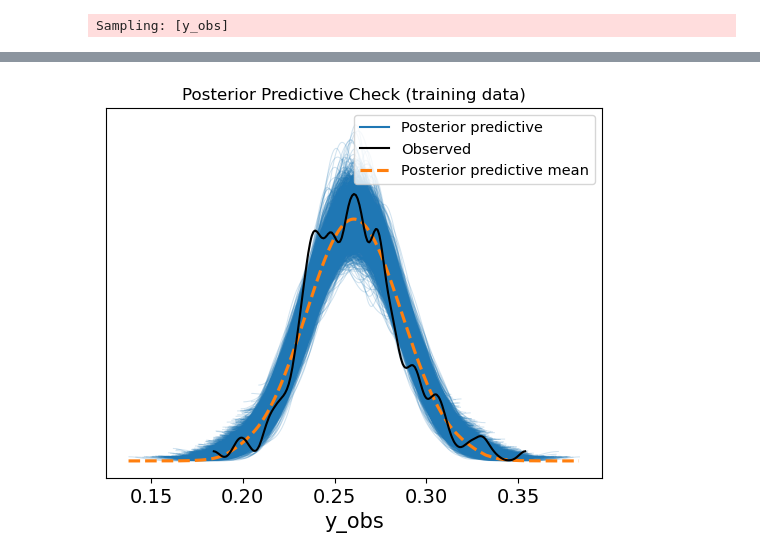
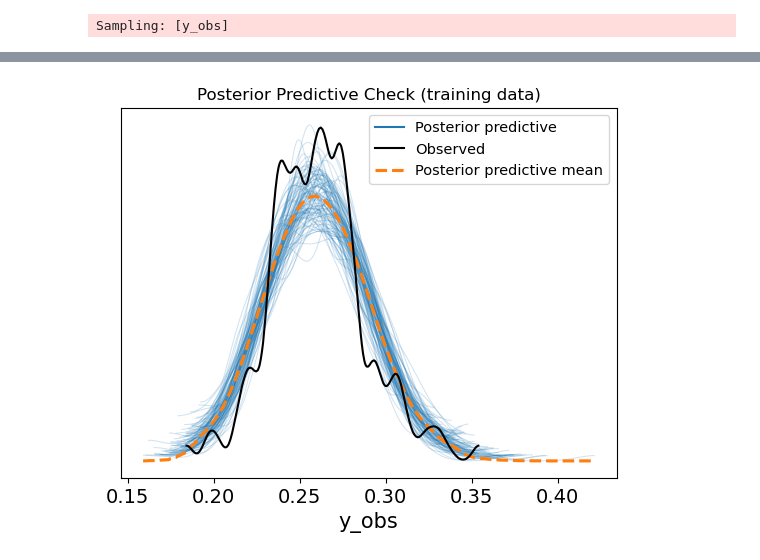
Before and after one commit to alexanderneva/baseball, a Jupyter notebook: AO_Model_v3.ipynb, the cells around one changed output, grey strips where cells are left out. Drawn from its saved outputs; the diff is of its cells as text; code cells hidden in the pictures.

Commit message:
did a comprehensive review of model v3, made several improvements

```diff
--- a/AO_Model_v3.ipynb
+++ b/AO_Model_v3.ipynb
@@ -133,21 +158,25 @@ xBA           mean=+0.4720  hdi=[+0.3870, +0.5650]
 # %%
-with model_xba:
+from arviz import hdi
+
+with model:
     pm.set_data({
-        'X_data': X_2025,
-        'y_data': np.zeros(len(df_2025))  # dummy y
+        'X_data': X_2024,
+        'y_data': np.full(len(df_2024), 0.111)
     })
-    ppc_2025 = pm.sample_posterior_predictive(trace)
+    ppc_2024 = pm.sample_posterior_predictive(trace)
 
 # extract predictions
-pred_samples = ppc_2025.posterior_predictive['y_obs'].values.reshape(-1, len(df_2025))
+pred_samples = ppc_2024.posterior_predictive['y_obs'].values.reshape(-1, len(df_2024))
+print(f"pred_samples shape: {pred_samples.shape}")
 
-df_2025['predicted_AVG'] = pred_samples.mean(axis=0)
-df_2025['pred_hdi_low'] = np.percentile(pred_samples, 3, axis=0)
-df_2025['pred_hdi_high'] = np.percentile(pred_samples, 97, axis=0)
+hdi_vals = hdi(pred_samples, hdi_prob=0.94)
+df_2024['predicted_AVG'] = pred_samples.mean(axis=0)
+df_2024['pred_hdi_low'] = hdi_vals[:, 0]
+df_2024['pred_hdi_high'] = hdi_vals[:, 1]
 
-print(df_2025[['Name', 'xBA', 'AVG', 'predicted_AVG', 'pred_hdi_low', 'pred_hdi_high']]
-      .sort_values('predicted_AVG', ascending=False)
-      .head(20))
+df_2024[['Name', 'AVG', 'predicted_AVG', 'pred_hdi_low', 'pred_hdi_high']]\
+      .sort_values('predicted_AVG', ascending=False)\
+      .head(20)
 # %% [output]
 Sampling: [y_obs]
 [interactive output not drawn]
@@ -264,18 +241,15 @@ Text(0.5, 1.0, 'Q-Q Plot of Residuals')
 # %%
 # regenerate ppc on training data
-with model_xba:
-    pm.set_data({
-        'X_data': X,
-        'y_data': y
-    })
+with model:
+    pm.set_data({'X_data': X, 'y_data': y})
     ppc_train = pm.sample_posterior_predictive(trace)
 
 # now plot against real observed values
-az.plot_ppc(ppc_train)
+az.plot_ppc(ppc_train, num_pp_samples=100)
 plt.title('Posterior Predictive Check (training data)')
 plt.show()
 # %% [output]
 Sampling: [y_obs]
 [interactive output not drawn]
 [interactive output not drawn]
-[figure, old version]
+[figure, new version]
```
Also changed, not shown: parts of 18 cells of this notebook, 1 other file.
